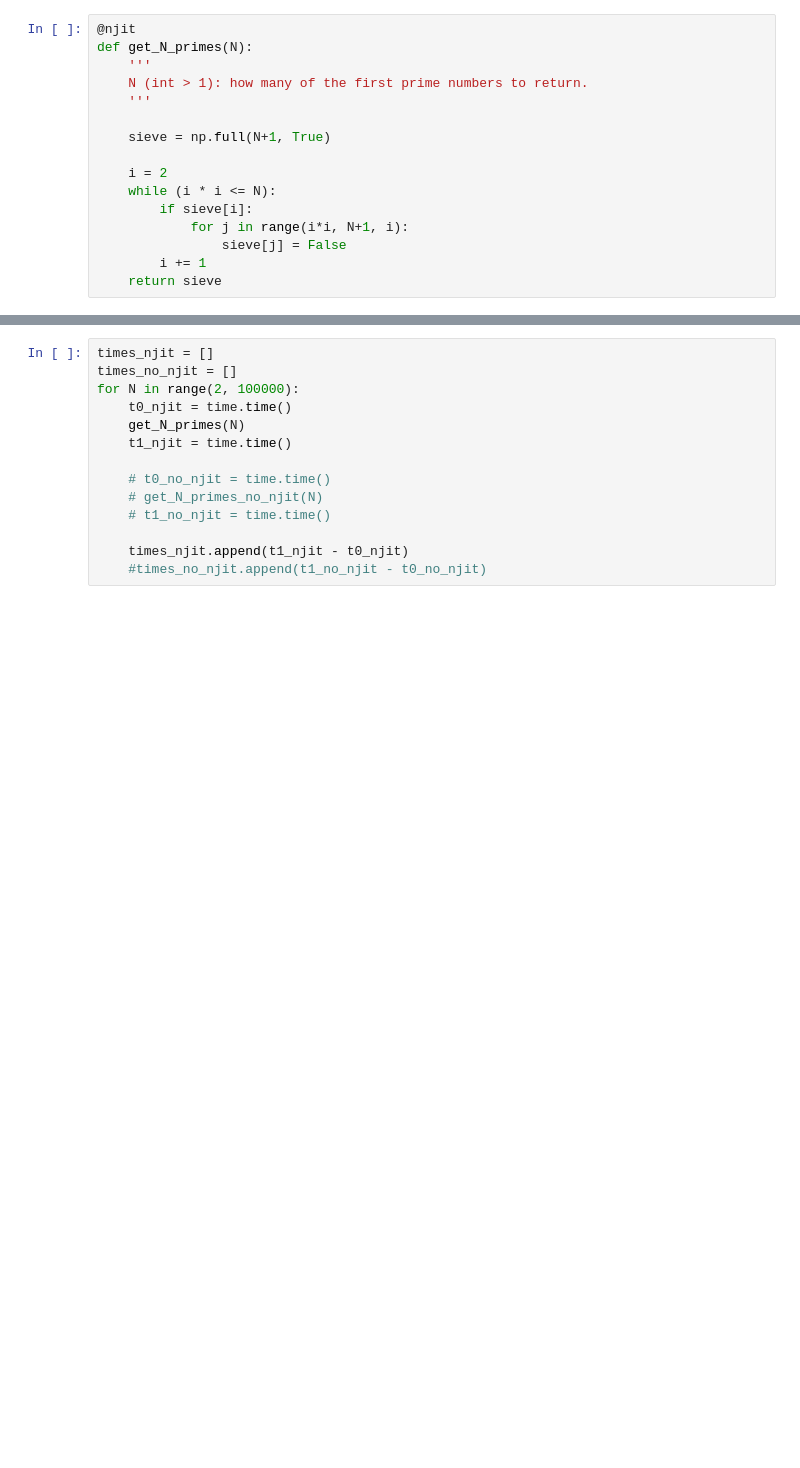
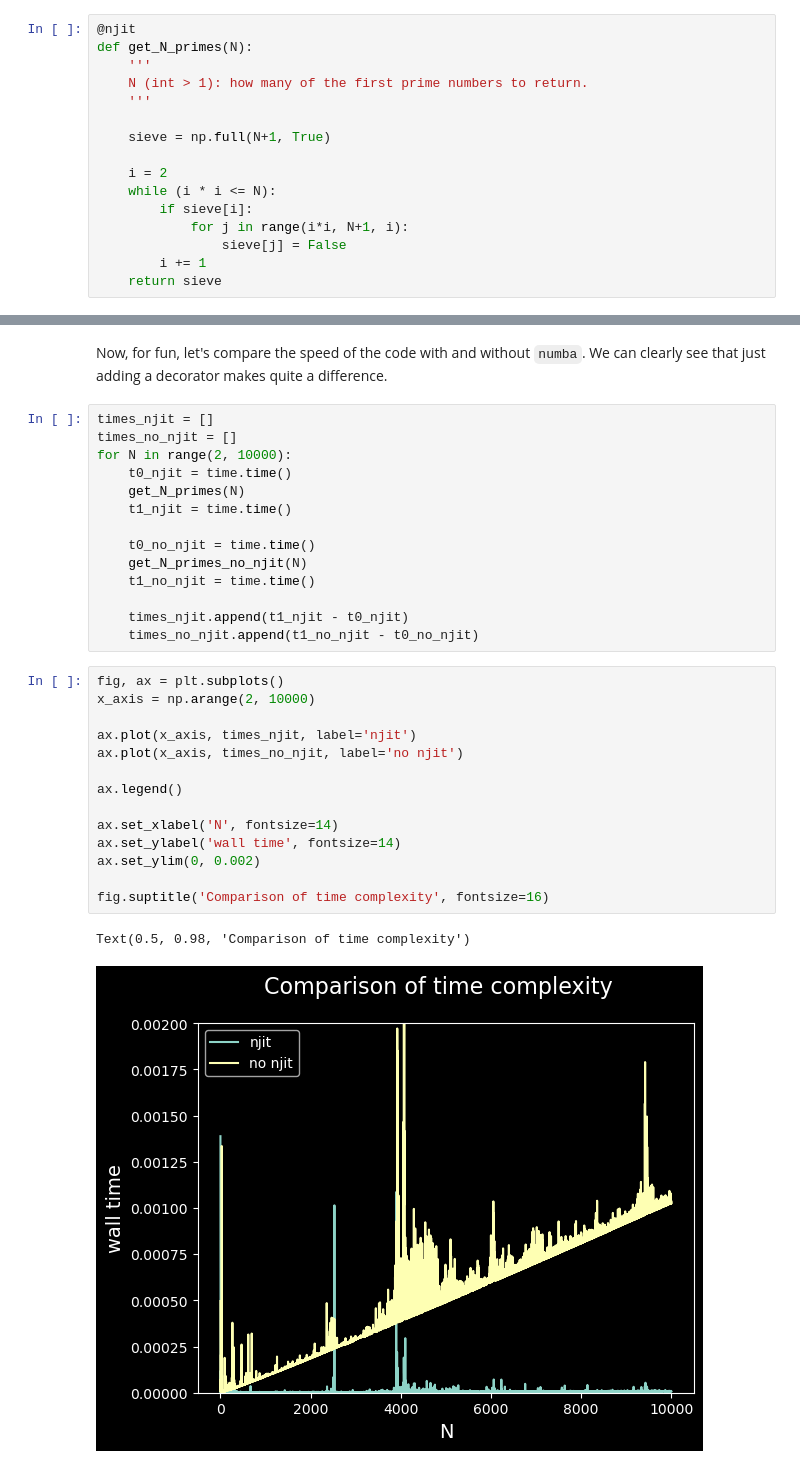
Before and after one commit to ravikoka/rcphy, a Jupyter notebook: hw3_prime_numbers.ipynb, the cells around one changed output, grey strips where cells are left out. Cells and saved outputs as stored; diff of their text form; blank space fills up the shorter version.

```diff
--- a/hw3_prime_numbers.ipynb
+++ b/hw3_prime_numbers.ipynb
@@ -91,14 +70,33 @@ print(np.sum(sieve)-2)
+# %% [markdown]
+Now, for fun, let's compare the speed of the code with and without `numba`. We can clearly see that just adding a decorator makes quite a difference.
 # %%
 times_njit = []
 times_no_njit = []
-for N in range(2, 100000):
+for N in range(2, 10000):
     t0_njit = time.time()
     get_N_primes(N)
     t1_njit = time.time()
 
-    # t0_no_njit = time.time()
-    # get_N_primes_no_njit(N)
-    # t1_no_njit = time.time()
+    t0_no_njit = time.time()
+    get_N_primes_no_njit(N)
+    t1_no_njit = time.time()
 
     times_njit.append(t1_njit - t0_njit)
-    #times_no_njit.append(t1_no_njit - t0_no_njit)
+    times_no_njit.append(t1_no_njit - t0_no_njit)
+# %%
+fig, ax = plt.subplots()
+x_axis = np.arange(2, 10000)
+
+ax.plot(x_axis, times_njit, label='njit')
+ax.plot(x_axis, times_no_njit, label='no njit')
+
+ax.legend()
+
+ax.set_xlabel('N', fontsize=14)
+ax.set_ylabel('wall time', fontsize=14)
+ax.set_ylim(0, 0.002)
+
+fig.suptitle('Comparison of time complexity', fontsize=16)
+# %% [output]
+Text(0.5, 0.98, 'Comparison of time complexity')
+[figure, added]
```
Also changed, not shown: parts of 22 cells of this notebook.
